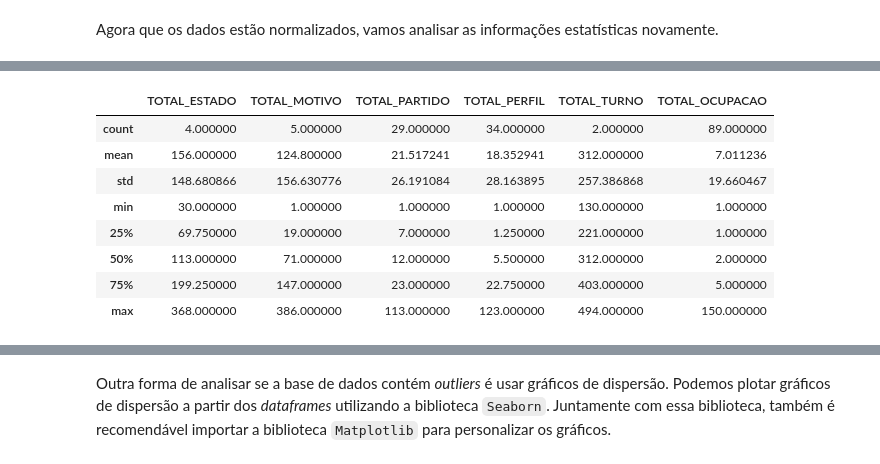
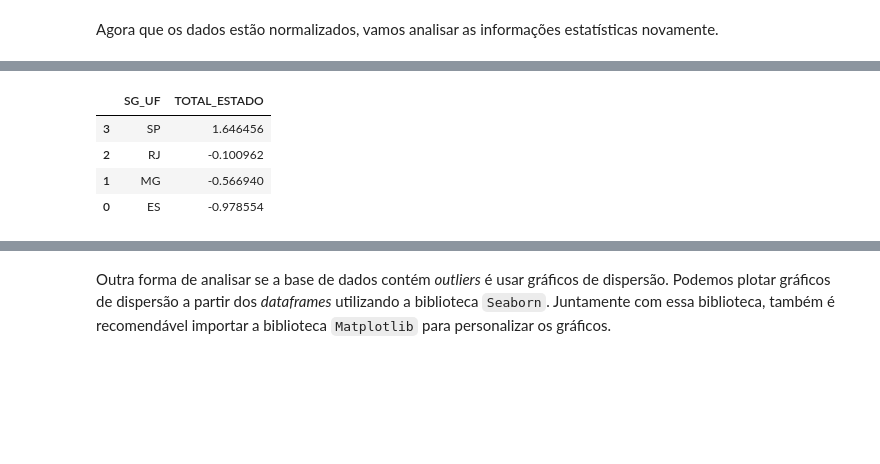
Before and after one commit to theendie/TrabalhoFinal_Coleta, a Jupyter notebook: analise.ipynb, the cells around one changed output, grey strips where cells are left out. Cells and saved outputs as stored; diff of their text form; code cells hidden in the pictures; blank space fills up the shorter version.

```diff
--- a/analise.ipynb
+++ b/analise.ipynb
@@ -639,29 +613,79 @@ Passing `palette` without assigning `hue` is deprecated and will be removed in v
 Agora que os dados estão normalizados, vamos analisar as informações estatísticas novamente.
 # %%
 from sklearn.preprocessing import StandardScaler
+# não faz sentido concatenar os dataframes, pois eles possuem diferentes estrutura e significado
 
 # Renomeando as colunas antes de concatenar
 cassacoes_por_estado = cassacoes_por_estado.rename(columns={'TOTAL': 'TOTAL_ESTADO'})
-cassacoes_por_motivo = cassacoes_por_motivo.rename(columns={'TOTAL': 'TOTAL_MOTIVO'})
-cassacoes_por_partido = cassacoes_por_partido.rename(columns={'TOTAL': 'TOTAL_PARTIDO'})
-cassacoes_por_perfil = cassacoes_por_perfil.rename(columns={'TOTAL': 'TOTAL_PERFIL'})
-cassacoes_por_turno = cassacoes_por_turno.rename(columns={'TOTAL': 'TOTAL_TURNO'})
-cassacoes_por_ocupacao = cassacoes_por_ocupacao.rename(columns={'TOTAL': 'TOTAL_OCUPACAO'})
-
-# Concatenando os DataFrames com os novos nomes de coluna
-resultados_combinados = pd.concat([cassacoes_por_estado['TOTAL_ESTADO'], cassacoes_por_motivo['TOTAL_MOTIVO'], cassacoes_por_partido['TOTAL_PARTIDO'], cassacoes_por_perfil['TOTAL_PERFIL'], cassacoes_por_turno['TOTAL_TURNO'], cassacoes_por_ocupacao['TOTAL_OCUPACAO']], axis=1)
-print("Resultados combinados:")
-display(resultados_combinados.describe().round(8))
 
 # Selecionar apenas os atributos numéricos
-atributos_numericos = resultados_combinados.select_dtypes(include=['float64', 'int64']).columns
+atributos_numericos = cassacoes_por_estado.select_dtypes(include=['float64', 'int64']).columns
 
 # Inicializar o StandardScaler
 scaler = StandardScaler()
 
 # Aplicar a normalização z-score aos atributos numéricos
-resultados_combinados[atributos_numericos] = scaler.fit_transform(resultados_combinados[atributos_numericos])
+cassacoes_por_estado[atributos_numericos] = scaler.fit_transform(cassacoes_por_estado[atributos_numericos])
 
-print("Resultados combinados normalizados:")
-display(resultados_combinados.describe().round(8))
+print("Resultados cassacoes_por_estado normalizados:")
+display(cassacoes_por_estado)
+display(cassacoes_por_estado.describe().round(5))
+
+
+
+# Renomeando as colunas antes de concatenar
+cassacoes_por_motivo = cassacoes_por_motivo.rename(columns={'TOTAL': 'TOTAL_MOTIVO'})
+
+# Selecionar apenas os atributos numéricos
+atributos_numericos = cassacoes_por_motivo.select_dtypes(include=['float64', 'int64']).columns
+
+# Inicializar o StandardScaler
+scaler = StandardScaler()
+
+# Aplicar a normalização z-score aos atributos numéricos
+cassacoes_por_motivo[atributos_numericos] = scaler.fit_transform(cassacoes_por_motivo[atributos_numericos])
+
+print("Resultados cassacoes_por_motivo normalizados:")
+display(cassacoes_por_motivo)
+display(cassacoes_por_motivo.describe().round(5))
+
+
+
+# Renomeando as colunas antes de concatenar
+cassacoes_por_partido = cassacoes_por_partido.rename(columns={'TOTAL': 'TOTAL_PARTIDO'})
+
+# Selecionar apenas os atributos numéricos
+atributos_numericos = cassacoes_por_partido.select_dtypes(include=['float64', 'int64']).columns
+
+# Inicializar o StandardScaler
+scaler = StandardScaler()
+
+# Aplicar a normalização z-score aos atributos numéricos
+cassacoes_por_partido[atributos_numericos] = scaler.fit_transform(cassacoes_por_partido[atributos_numericos])
+
+print("Resultados cassacoes_por_partido normalizados:")
+display(cassacoes_por_partido)
+display(cassacoes_por_partido.describe().round(5))
+
+# cassacoes_por_perfil = cassacoes_por_perfil.rename(columns={'TOTAL': 'TOTAL_PERFIL'})
+# cassacoes_por_turno = cassacoes_por_turno.rename(columns={'TOTAL': 'TOTAL_TURNO'})
+# cassacoes_por_ocupacao = cassacoes_por_ocupacao.rename(columns={'TOTAL': 'TOTAL_OCUPACAO'})
+
+# # Concatenando os DataFrames com os novos nomes de coluna
+# resultados_combinados = pd.concat([cassacoes_por_estado['TOTAL_ESTADO'], cassacoes_por_motivo['TOTAL_MOTIVO'], cassacoes_por_partido['TOTAL_PARTIDO'], cassacoes_por_perfil['TOTAL_PERFIL'], cassacoes_por_turno['TOTAL_TURNO'], cassacoes_por_ocupacao['TOTAL_OCUPACAO']], axis=1)
+# print("Resultados combinados:")
+# display(resultados_combinados.describe().round(8))
+
+# # Selecionar apenas os atributos numéricos
+# atributos_numericos = resultados_combinados.select_dtypes(include=['float64', 'int64']).columns
+
+# # Inicializar o StandardScaler
+# scaler = StandardScaler()
+
+# display(resultados_combinados)
+# # Aplicar a normalização z-score aos atributos numéricos
+# resultados_combinados[atributos_numericos] = scaler.fit_transform(resultados_combinados[atributos_numericos])
+
+# print("Resultados combinados normalizados:")
+# display(resultados_combinados.describe().round(8))
 # %% [output]
@@ -669,9 +693,5 @@ Resultados combinados:
-|  | TOTAL_ESTADO | TOTAL_MOTIVO | TOTAL_PARTIDO | TOTAL_PERFIL | TOTAL_TURNO | TOTAL_OCUPACAO |
-| count | 4.000000 | 5.000000 | 29.000000 | 34.000000 | 2.000000 | 89.000000 |
-| mean | 156.000000 | 124.800000 | 21.517241 | 18.352941 | 312.000000 | 7.011236 |
-| std | 148.680866 | 156.630776 | 26.191084 | 28.163895 | 257.386868 | 19.660467 |
-| min | 30.000000 | 1.000000 | 1.000000 | 1.000000 | 130.000000 | 1.000000 |
-| 25% | 69.750000 | 19.000000 | 7.000000 | 1.250000 | 221.000000 | 1.000000 |
-| 50% | 113.000000 | 71.000000 | 12.000000 | 5.500000 | 312.000000 | 2.000000 |
-| 75% | 199.250000 | 147.000000 | 23.000000 | 22.750000 | 403.000000 | 5.000000 |
-| max | 368.000000 | 386.000000 | 113.000000 | 123.000000 | 494.000000 | 150.000000 |
+|  | SG_UF | TOTAL_ESTADO |
+| 3 | SP | 1.646456 |
+| 2 | RJ | -0.100962 |
+| 1 | MG | -0.566940 |
+| 0 | ES | -0.978554 |
```
Also changed, not shown: parts of 16 cells of this notebook, 28 other files.
